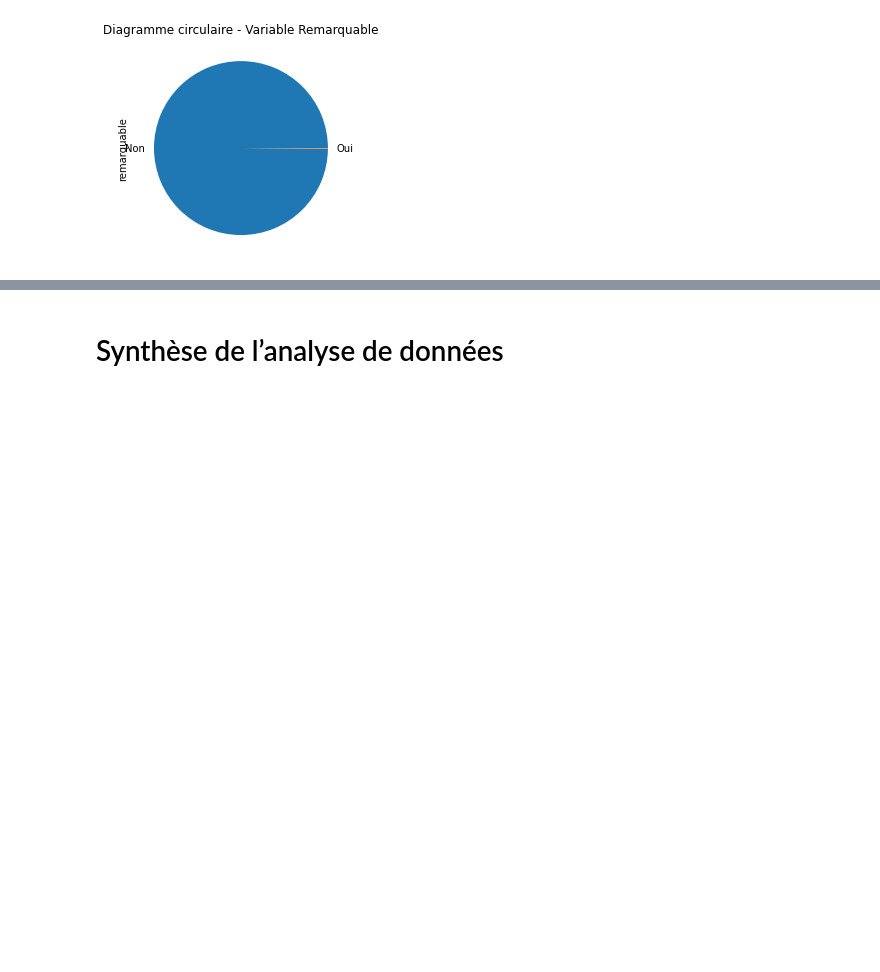
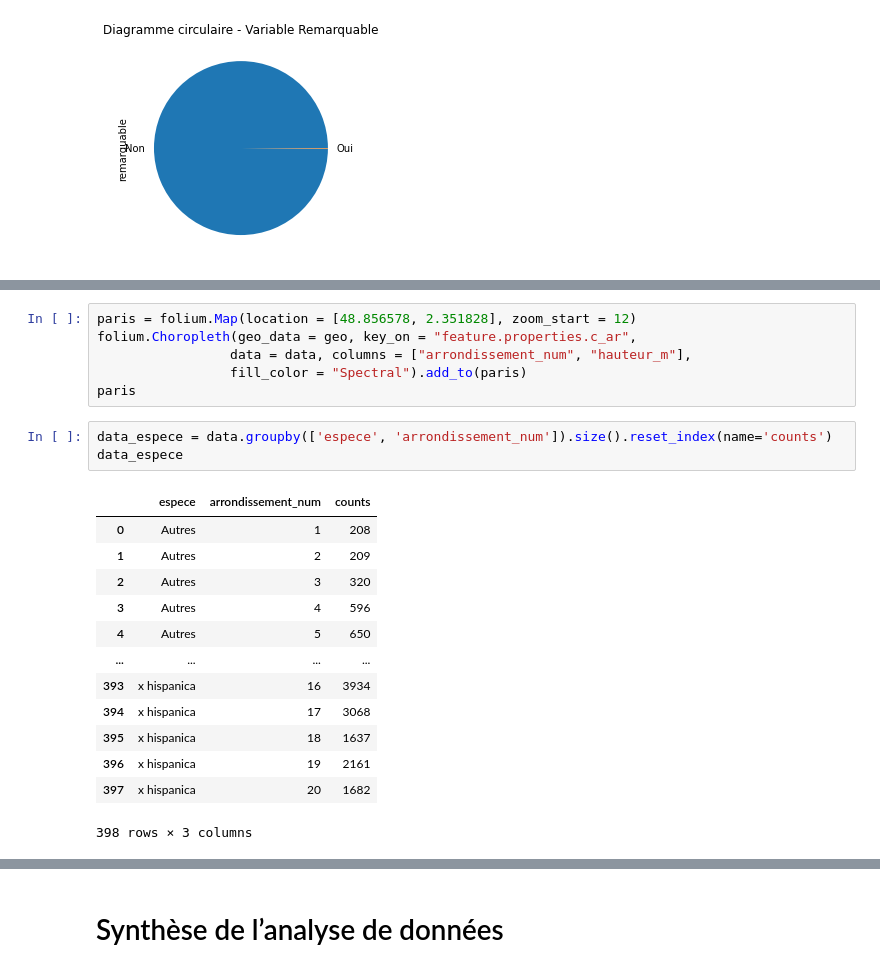
Before and after one commit to AurelieAAN/OP_Projet2, a Jupyter notebook: Scripts_Analyse01.ipynb, the cells around one changed output, grey strips where cells are left out. Drawn from its saved outputs; the diff is of its cells as text; blank space fills up the shorter version.

```diff
--- a/Scripts_Analyse01.ipynb
+++ b/Scripts_Analyse01.ipynb
@@ -953,0 +1044,23 @@ paris
+# %%
+paris = folium.Map(location = [48.856578, 2.351828], zoom_start = 12)
+folium.Choropleth(geo_data = geo, key_on = "feature.properties.c_ar",
+                 data = data, columns = ["arrondissement_num", "hauteur_m"],
+                 fill_color = "Spectral").add_to(paris)
+paris
+# %%
+data_espece = data.groupby(['espece', 'arrondissement_num']).size().reset_index(name='counts')
+data_espece
+# %% [output]
+|  | espece | arrondissement_num | counts |
+| 0 | Autres | 1 | 208 |
+| 1 | Autres | 2 | 209 |
+| 2 | Autres | 3 | 320 |
+| 3 | Autres | 4 | 596 |
+| 4 | Autres | 5 | 650 |
+| ... | ... | ... | ... |
+| 393 | x hispanica | 16 | 3934 |
+| 394 | x hispanica | 17 | 3068 |
+| 395 | x hispanica | 18 | 1637 |
+| 396 | x hispanica | 19 | 2161 |
+| 397 | x hispanica | 20 | 1682 |
+398 rows × 3 columns
```
Also changed, not shown: parts of 111 cells of this notebook.
